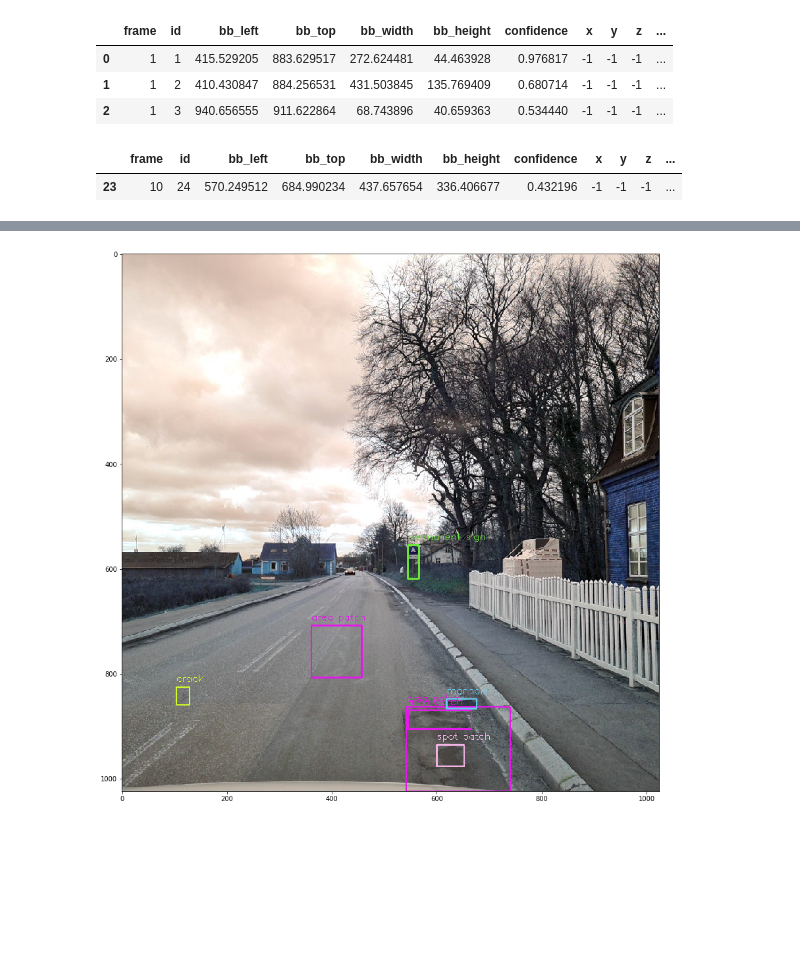
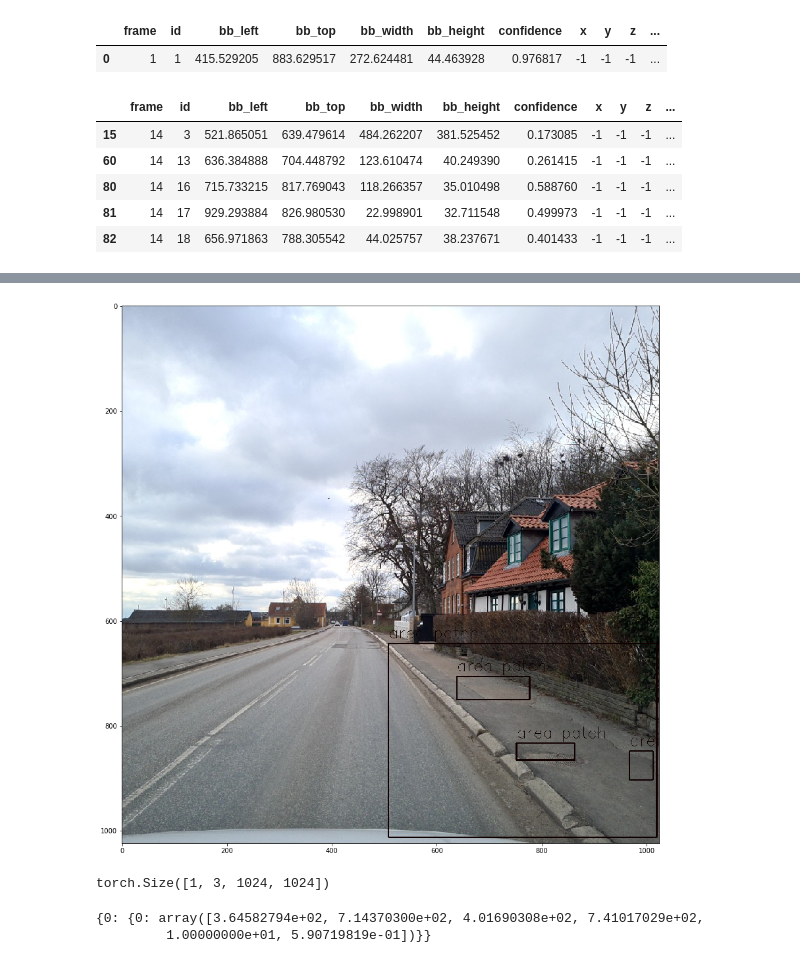
Before and after one commit to pluto-technologies/tracking_wo_bnw, a Jupyter notebook: experiments/scripts/resultsVideoCheck.ipynb, the cells around one changed output, grey strips where cells are left out. Drawn from its saved outputs; the diff is of its cells as text; code cells hidden in the pictures; blank space fills up the shorter version.

```diff
--- a/experiments/scripts/resultsVideoCheck.ipynb
+++ b/experiments/scripts/resultsVideoCheck.ipynb
@@ -34,7 +44,7 @@ def get_color(label):
 
 def get_img(img_path):
     img = cv2.imread(img_path)
-    #img = cv2.cvtColor(img, cv2.COLOR_RGB2BGR)
+    img = cv2.cvtColor(img, cv2.COLOR_RGB2BGR)
     #img = cv2.resize(img, (512, 512))
     return img
 
@@ -54,20 +64,22 @@ def print_img(img):
 def draw_bounding(img, x1, x2, y1, y2, label, color):
     # draw a rectangle on the image
     h, w = img.shape[:2]
-    cv2.putText(img, label , (x1, y1-10), cv2.FONT_HERSHEY_SIMPLEX, 0.6, color, 1)
+    cv2.putText(img, label , (x1, y1-10), cv2.FONT_HERSHEY_SIMPLEX, 1, color, 1)
     cv2.rectangle(img, (x1, y1), (x2, y2), color, 2)
 # %%
-model_output.head(3)
+model_output.head(1)
 # %% [output]
 |  | frame | id | bb_left | bb_top | bb_width | bb_height | confidence | x | y | z | ... |
 | 0 | 1 | 1 | 415.529205 | 883.629517 | 272.624481 | 44.463928 | 0.976817 | -1 | -1 | -1 | ... |
-| 1 | 1 | 2 | 410.430847 | 884.256531 | 431.503845 | 135.769409 | 0.680714 | -1 | -1 | -1 | ... |
-| 2 | 1 | 3 | 940.656555 | 911.622864 | 68.743896 | 40.659363 | 0.534440 | -1 | -1 | -1 | ... |
 # %%
-i = 10
+i = 14
 one_frame = get_img(file_path[i])
 frame_boxes_df = model_output[model_output["frame"] == i]
 frame_boxes_df
 # %% [output]
 |  | frame | id | bb_left | bb_top | bb_width | bb_height | confidence | x | y | z | ... |
-| 23 | 10 | 24 | 570.249512 | 684.990234 | 437.657654 | 336.406677 | 0.432196 | -1 | -1 | -1 | ... |
+| 15 | 14 | 3 | 521.865051 | 639.479614 | 484.262207 | 381.525452 | 0.173085 | -1 | -1 | -1 | ... |
+| 60 | 14 | 13 | 636.384888 | 704.448792 | 123.610474 | 40.249390 | 0.261415 | -1 | -1 | -1 | ... |
+| 80 | 14 | 16 | 715.733215 | 817.769043 | 118.266357 | 35.010498 | 0.588760 | -1 | -1 | -1 | ... |
+| 81 | 14 | 17 | 929.293884 | 826.980530 | 22.998901 | 32.711548 | 0.499973 | -1 | -1 | -1 | ... |
+| 82 | 14 | 18 | 656.971863 | 788.305542 | 44.025757 | 38.237671 | 0.401433 | -1 | -1 | -1 | ... |
@@ -74,15 +119,13 @@ frame_boxes_df
 # %%
-for i in tqdm(range(len(model_output['frame'].unique()))):
-    one_frame = get_img(file_path[i])
-    frame_boxes_df = model_output[model_output["frame"] == i+1]
-    if (len(frame_boxes_df.label.unique()) < 5): continue
-    output_img = one_frame.copy()
-    for i, row in frame_boxes_df.iterrows():
-        x1 = float(row.bb_left) - 1
-        y1 = float(row.bb_top) - 1
-        x2 = float(row.bb_width) - 1 + x1
-        y2 = float(row.bb_height) - 1 + y1
-        draw_bounding(output_img, int(x1), int(x2), int(y1), int(y2), row.label, get_color(row.label))
-    break
+i = 15
+one_frame = get_img(file_path[i])
+frame_boxes_df = model_output[model_output["frame"] == i]
+output_img = one_frame.copy()
+for i, row in frame_boxes_df.iterrows():
+    x1 = float(row.bb_left) - 1
+    y1 = float(row.bb_top) - 1
+    x2 = float(row.bb_width) - 1 + x1
+    y2 = float(row.bb_height) - 1 + y1
+    draw_bounding(output_img, int(x1), int(x2), int(y1), int(y2), row.label, row.label_index)
 print_img(output_img)
 # %% [output]
@@ -90 +132,10 @@ print_img(output_img)
-[figure, old version]
+[figure, new version]
+# %%
+from torchvision.transforms import ToTensor
+one_frame
+frame = {}
+img = ToTensor()(Image.open(file_path[i]).convert("RGB")).reshape((1, 3, 1024, 1024))
+print(img.shape)
+frame['img'] = img
+# %% [output]
+torch.Size([1, 3, 1024, 1024])
@@ -91,3 +146,8 @@ print_img(output_img)
+# %%
+results
+# %% [output]
+{0: {0: array([3.64582794e+02, 7.14370300e+02, 4.01690308e+02, 7.41017029e+02,
+         1.00000000e+01, 5.90719819e-01])}}
 # %%
 fourcc = cv2.VideoWriter_fourcc(*"MJPG")
 writer = cv2.VideoWriter("tracktor_video.avi", fourcc, 30, (1024, 1024), True)
```
Also changed, not shown: parts of 8 cells of this notebook, 12 other files.
